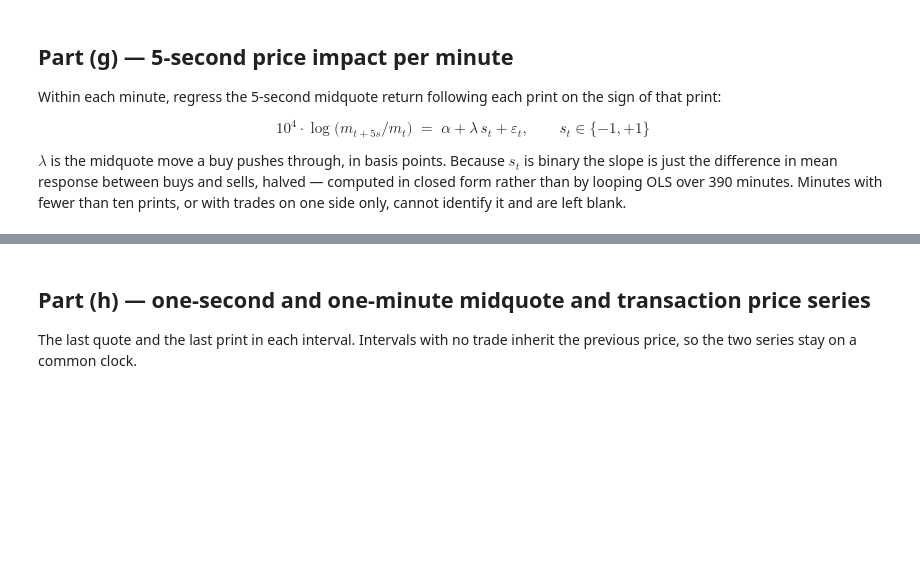
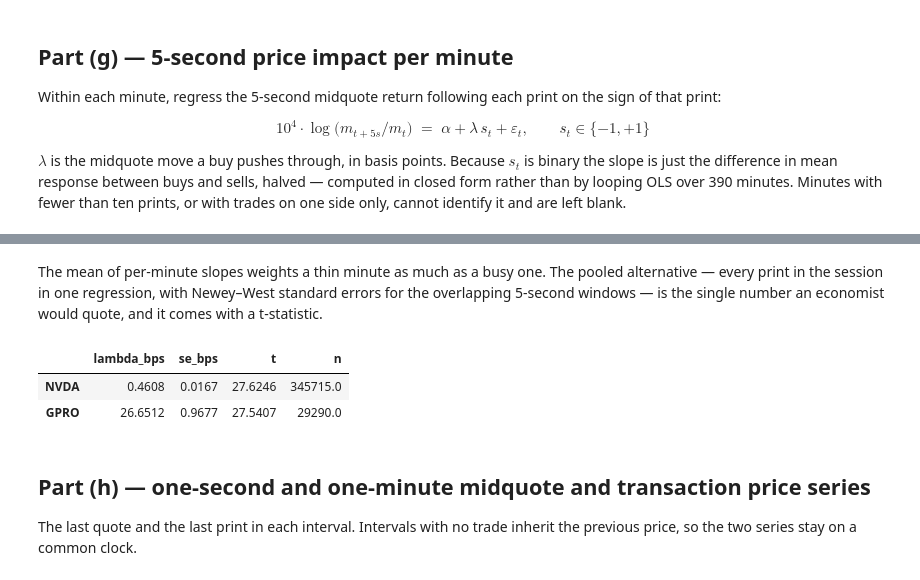
Before and after one commit to jack-duncan/230X-psets, a Jupyter notebook: ps1/notebooks/equities.ipynb, the cells around one changed output, grey strips where cells are left out. Cells and saved outputs as stored; diff of their text form; code cells hidden in the pictures; blank space fills up the shorter version.

```diff
--- a/ps1/notebooks/equities.ipynb
+++ b/ps1/notebooks/equities.ipynb
@@ -156,3 +254,14 @@ pd.concat({s: summary(v) for s, v in g.items()}, names=["symbol", "series"]).rou
+# %% [markdown]
+The mean of per-minute slopes weights a thin minute as much as a busy one. The
+pooled alternative — every print in the session in one regression, with Newey–West
+standard errors for the overlapping 5-second windows — is the single number an
+economist would quote, and it comes with a t-statistic.
+# %%
+pd.DataFrame({s: hs.price_impact_pooled(d) for s, d in days.items()}).T.round(4)
+# %% [output]
+|  | lambda_bps | se_bps | t | n |
+| NVDA | 0.4608 | 0.0167 | 27.6246 | 345715.0 |
+| GPRO | 26.6512 | 0.9677 | 27.5407 | 29290.0 |
 # %% [markdown]
 ## Part (h) — one-second and one-minute midquote and transaction price series
 
```
Also changed, not shown: parts of 29 cells of this notebook, 18 other files.
